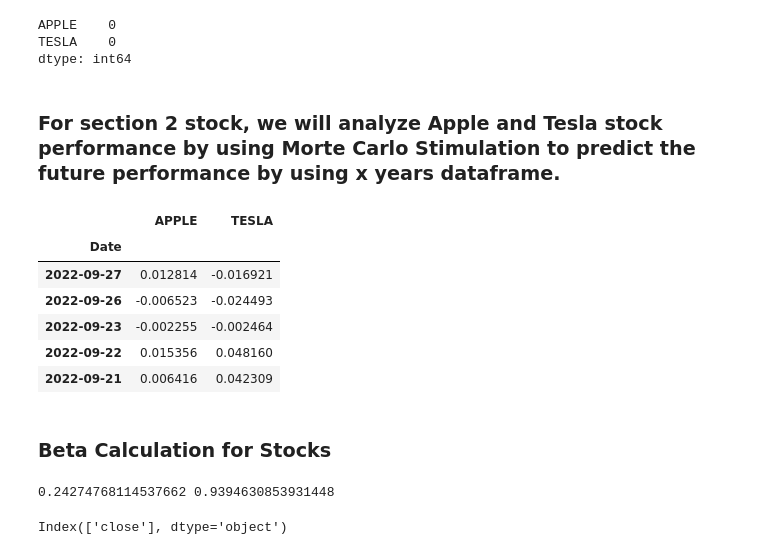
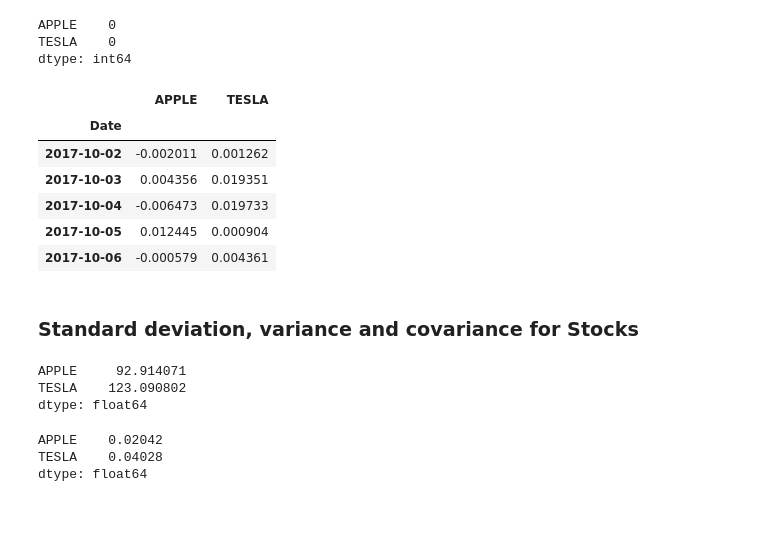
Before and after one commit to akane2518/Crypto-Tickers-Project-1, a Jupyter notebook: Crypto-Tickers-Project-C.ipynb, the cells around one changed output. Drawn from its saved outputs; the diff is of its cells as text; code cells hidden in the pictures; blank space fills up the shorter version.

```diff
--- a/Crypto-Tickers-Project-C.ipynb
+++ b/Crypto-Tickers-Project-C.ipynb
@@ -410,6 +395,7 @@ display(appl_df.tail())
 # %%
 # Drop Volume, Open, High and Low, leave Closed price only
 appl_df = appl_df.drop(columns=['Volume', 'Open', 'High', 'Low'])
+appl_df = appl_df.sort_index()
 appl_df.head()
 # %% [output]
 |  | Close/Last |
@@ -457,6 +443,7 @@ display(tesla_df.tail())
 # %%
 # Drop Volume, Open, High and Low, leave Closed price only
 tesla_df = tesla_df.drop(columns=['Volume', 'Open', 'High', 'Low'])
+tesla_df = tesla_df.sort_index()
 tesla_df.head()
 # %% [output]
 |  | Close/Last |
@@ -484,7 +471,7 @@ tesla_df.head()
 # %%
 # Concatenate the cryptocurrency portfolio DataFrames
-df_portfolio_stock = pd.concat([appl_df, tesla_df],axis="columns", join="inner")
-df_portfolio_stock.head()
+df_stock_price = pd.concat([appl_df, tesla_df],axis="columns", join="inner")
+df_stock_price.head()
 # %% [output]
 |  | APPLE | TESLA |
 | Date |  |  |
@@ -500,33 +495,41 @@ df_portfolio_stock.isnull().sum()
 APPLE    0
 TESLA    0
 dtype: int64
-# %% [markdown]
-### For section 2 stock, we will analyze Apple and Tesla stock performance by using Morte Carlo Stimulation to predict the future performance by using x years dataframe.
 # %%
 # Daily return for Apple and Tesla
-daily_return_stock = df_portfolio_stock.pct_change()
+daily_return_stock = df_stock_price.pct_change()
 daily_return_stock = daily_return_stock.dropna()
 daily_return_stock.head()
 # %% [output]
 |  | APPLE | TESLA |
 | Date |  |  |
-| 2022-09-27 | 0.012814 | -0.016921 |
-| 2022-09-26 | -0.006523 | -0.024493 |
-| 2022-09-23 | -0.002255 | -0.002464 |
-| 2022-09-22 | 0.015356 | 0.048160 |
-| 2022-09-21 | 0.006416 | 0.042309 |
+| 2017-10-02 | -0.002011 | 0.001262 |
+| 2017-10-03 | 0.004356 | 0.019351 |
+| 2017-10-04 | -0.006473 | 0.019733 |
+| 2017-10-05 | 0.012445 | 0.000904 |
+| 2017-10-06 | -0.000579 | 0.004361 |
-# %% [markdown]
-### Beta Calculation for Stocks
+# %% [markdown]
+### Standard deviation, variance and covariance for Stocks
 # %%
-# mean of daily return
-mean_return_stock = daily_return_stock.mean()
-
-# standard deviation of daily return
-standard_dev_stock = daily_return_stock.std()
+# Average closed price for Apple and Tesla
+mean_stock = df_stock_price.mean()
+mean_stock
 
 # Beta,variance and co-variance
-covariance_stock = daily_return_stock.cov()
-variance_stock = daily_return_stock.var()
+#covariance_stock = daily_return_stock.cov()
+#variance_stock = daily_return_stock.var()
+# %% [output]
+APPLE     92.914071
+TESLA    123.090802
+dtype: float64
+# %%
+# standard deviation of daily return for Apple and Tesla
+standard_dev_stock = daily_return_stock.std()
+standard_dev_stock
+# %% [output]
+APPLE    0.02042
+TESLA    0.04028
+dtype: float64
 # %%
 # beta for APPLE and TESLA
 
@@ -535,8 +538,0 @@ beta_tesla = covariance_stock.loc['APPLE', 'TESLA']/variance_stock['APPLE']
-# %%
-print(beta_apple , beta_tesla)
-# %% [output]
-0.24274768114537662 0.9394630853931448
-# %%
-print(appl_df.columns.get_level_values(0).unique())
-# %% [output]
-Index(['close'], dtype='object')
```
Also changed, not shown: parts of 77 cells of this notebook.
